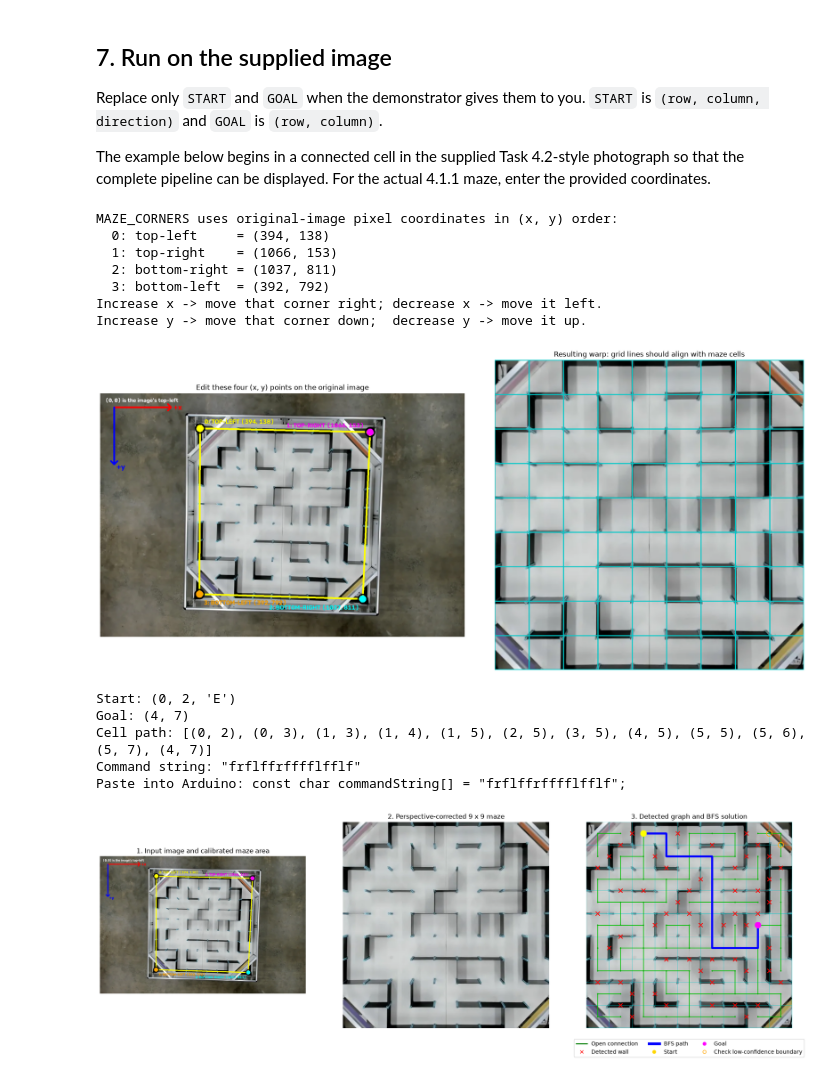
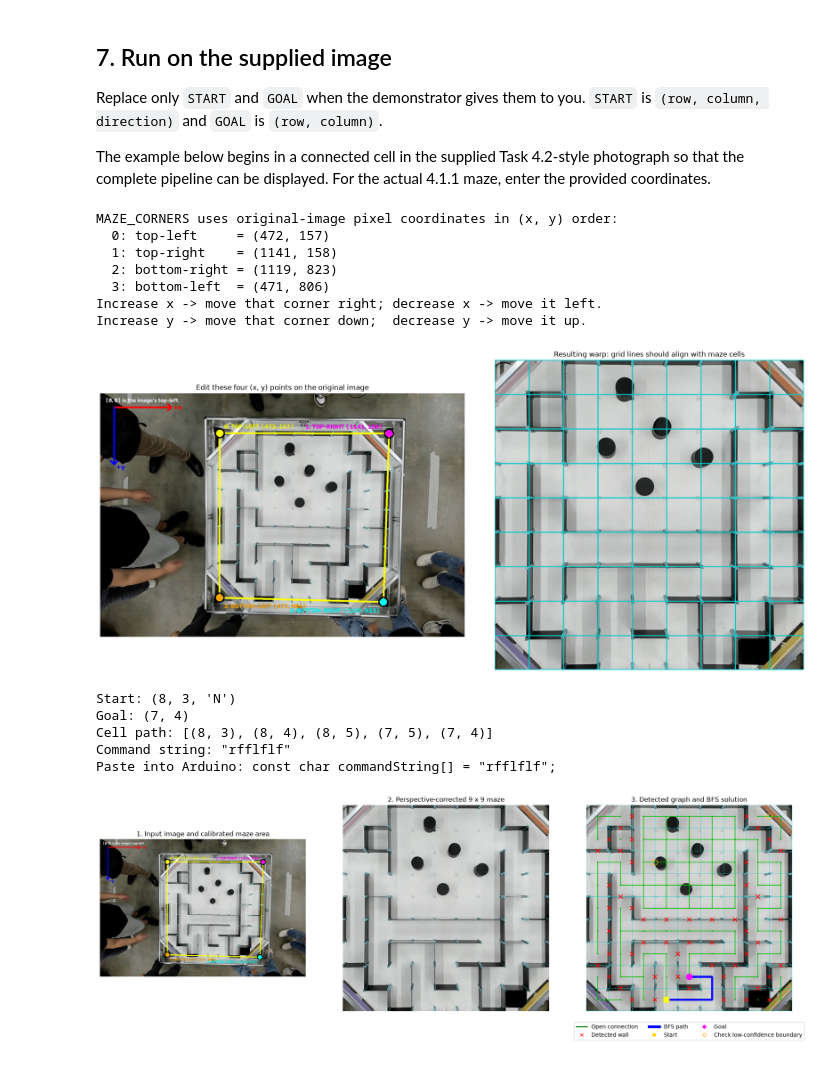
Before and after one commit to Mayowa758/MTRN3100-T05, a Jupyter notebook: week12 - 4.1.1/MTRN3100_4.1.1_BFS_Path_Generation - FINAL.ipynb, the cells around one changed output. Saved outputs shown, nothing was run; the diff lists cells and outputs as text; code cells hidden in the pictures.

Commit message:
new path thing

```diff
--- a/week12 - 4.1.1/MTRN3100_4.1.1_BFS_Path_Generation - FINAL.ipynb
+++ b/week12 - 4.1.1/MTRN3100_4.1.1_BFS_Path_Generation - FINAL.ipynb
@@ -42,10 +42,10 @@ RECTIFIED_SIZE = 900
 # Corner order: top-left, top-right, bottom-right, bottom-left.
 # Recalibrate these once if the overhead camera moves.
 MAZE_CORNERS = np.float32([
-    [394, 138],   # 0: top-left
-    [1066, 153],  # 1: top-right
-    [1037, 811],  # 2: bottom-right
-    [392, 792],   # 3: bottom-left
+    [472, 157],    # top-left
+    [1141, 158],   # top-right
+    [1119, 823],   # bottom-right
+    [471, 806],    # bottom-left
 ])
 
 # Each wall is checked near the middle of its cell boundary. The detector looks
@@ -657,33 +657,33 @@ Replace only `START` and `GOAL` when the demonstrator gives them to you. `START`
 
 The example below begins in a connected cell in the supplied Task 4.2-style photograph so that the complete pipeline can be displayed. For the actual 4.1.1 maze, enter the provided coordinates.
 # %%
-IMAGE_FILE = "maze.jpg"
+IMAGE_FILE = "photos.jpeg"
 
 # First check that the four maze corners and rectified grid align correctly.
 show_maze_corner_calibration(IMAGE_FILE, MAZE_CORNERS)
 
 # Replace these with the values provided by the demonstrator.
-START = (0, 2, "E")
-GOAL = (4, 7)
+START = (8, 3, "N")
+GOAL = (7, 4)
 
 cell_path, command_string, result_image = solve_maze(
     IMAGE_FILE,
     START,
     GOAL,
     maze_corners=MAZE_CORNERS,
 )
 # %% [output]
 MAZE_CORNERS uses original-image pixel coordinates in (x, y) order:
-  0: top-left     = (394, 138)
-  1: top-right    = (1066, 153)
-  2: bottom-right = (1037, 811)
-  3: bottom-left  = (392, 792)
+  0: top-left     = (472, 157)
+  1: top-right    = (1141, 158)
+  2: bottom-right = (1119, 823)
+  3: bottom-left  = (471, 806)
 Increase x -> move that corner right; decrease x -> move it left.
 Increase y -> move that corner down;  decrease y -> move it up.
-[figure, old version]
+[figure, new version]
-Start: (0, 2, 'E')
-Goal: (4, 7)
-Cell path: [(0, 2), (0, 3), (1, 3), (1, 4), (1, 5), (2, 5), (3, 5), (4, 5), (5, 5), (5, 6), (5, 7), (4, 7)]
-Command string: "frflffrfffflfflf"
-Paste into Arduino: const char commandString[] = "frflffrfffflfflf";
+Start: (8, 3, 'N')
+Goal: (7, 4)
+Cell path: [(8, 3), (8, 4), (8, 5), (7, 5), (7, 4)]
+Command string: "rfflflf"
+Paste into Arduino: const char commandString[] = "rfflflf";
-[figure, old version]
+[figure, new version]
```
Also changed, not shown: 1 other file.
